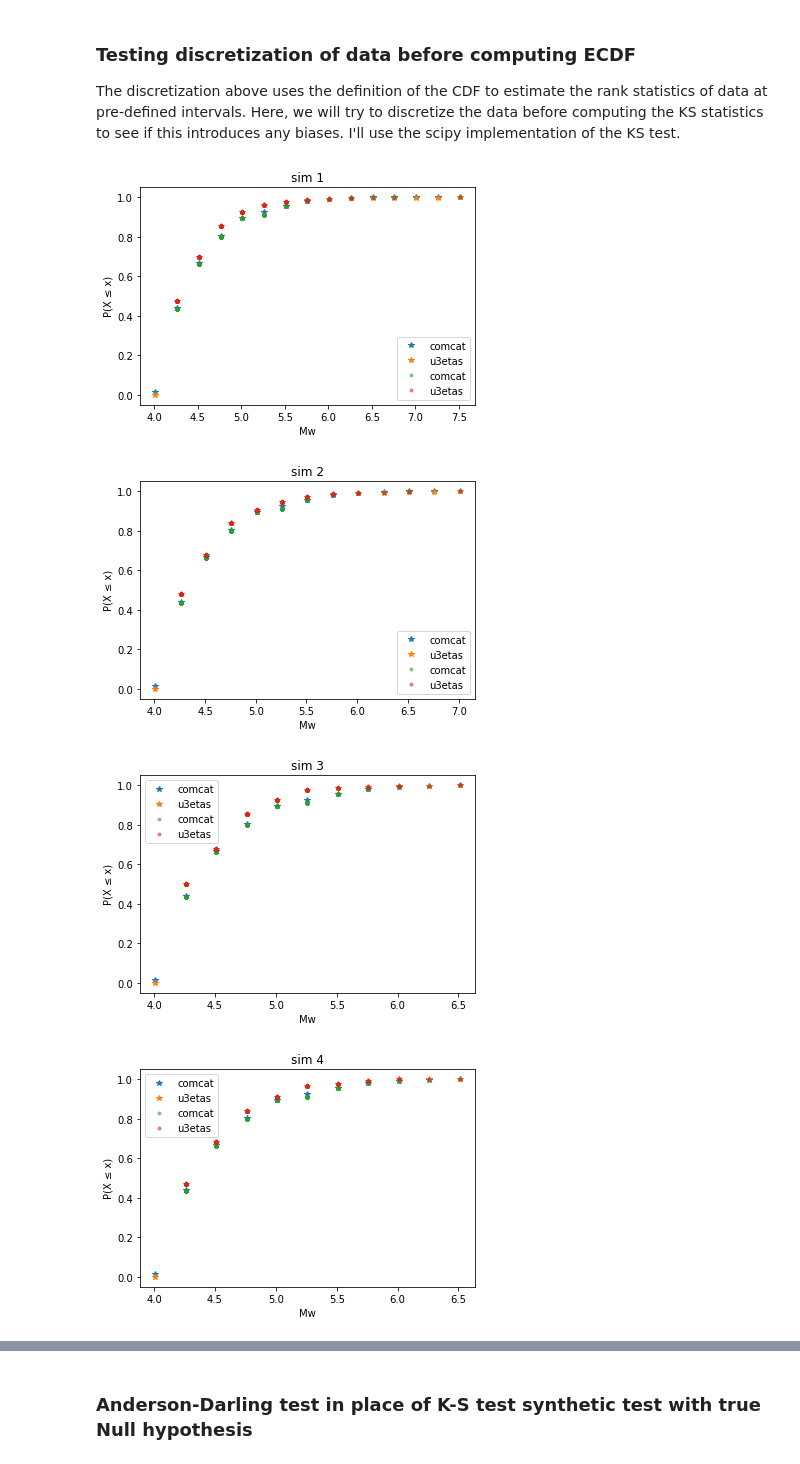
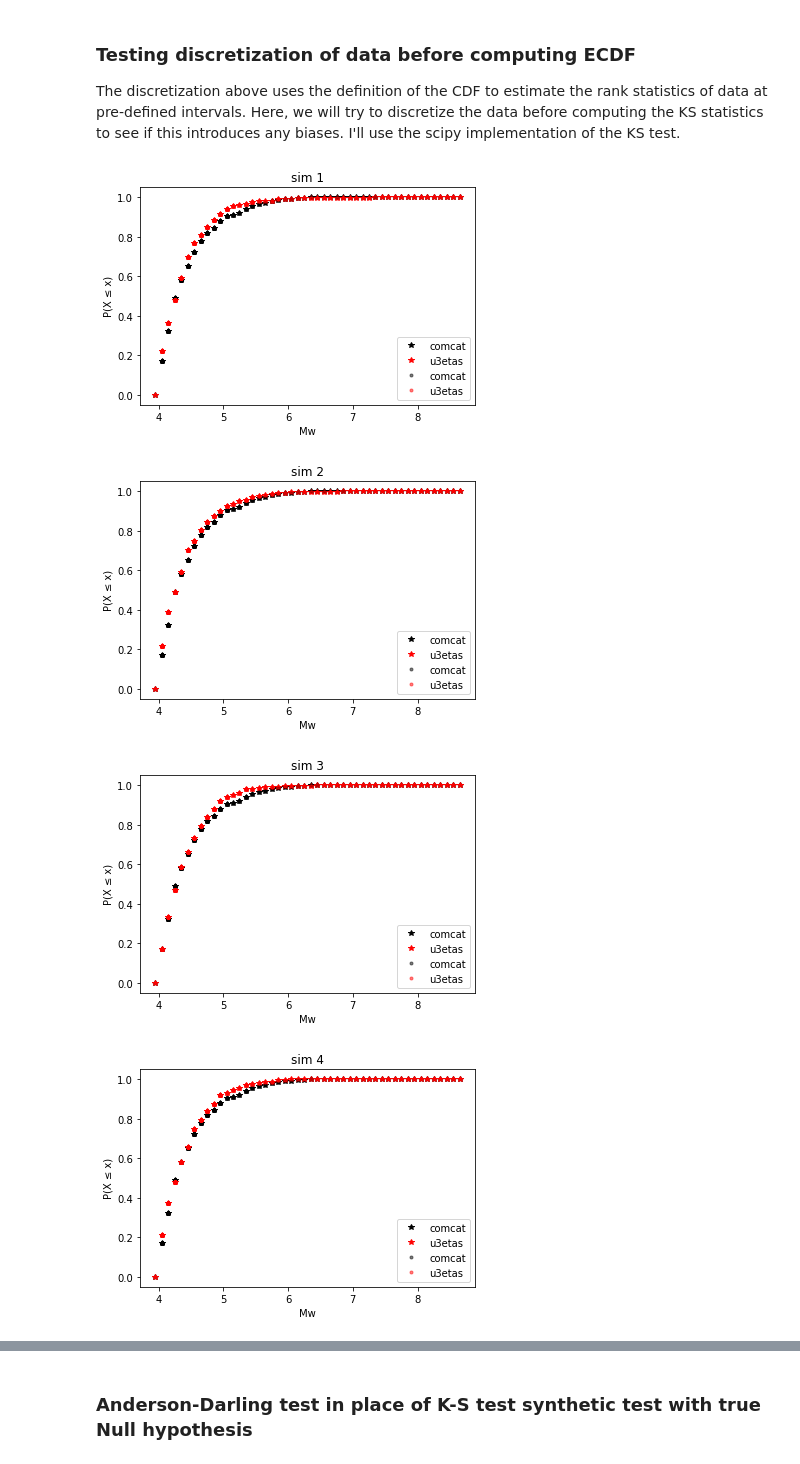
Before and after one commit to SCECcode/pycsep, a Jupyter notebook: notes/m_test_notes.ipynb, the cells around one changed output, grey strips where cells are left out. Saved outputs shown, nothing was run; the diff lists cells and outputs as text; code cells hidden in the pictures.

```diff
--- a/notes/m_test_notes.ipynb
+++ b/notes/m_test_notes.ipynb
@@ -69,7 +73,7 @@ filename_nofaults = os.path.join(project_root, '10-31-2018_landers-nofaults-pt1/
 
 u3catalogs = []
 for cat in csep.load_stochastic_event_set(filename=filename, format='native', type='ucerf3', name='UCERF3-ETAS'):
-    u3catalogs.append(cat.filter('magnitude > 4.0'))
+    u3catalogs.append(cat.filter('magnitude >= {}'.format(min_mw)))
 # %% [markdown]
 ## Towards an M-test
 
@@ -80,13 +84,8 @@ Two-sample non-parameteric tests for equality require computing empirical distri
 obs = comcat.get_magnitudes()
 u3etas = u3catalogs[0].get_magnitudes()
 
-# magnitude increment
-dmw = 0.25
-global_min = min([min(obs), min(u3etas)])
-global_max = max([max(obs), max(u3etas)])
-
 # magnitude bins
-mws = arange(global_min, global_max+dmw, dmw)
+mws = arange(min_mw, max_mw+dmw, dmw)
 
 # compute cdf function
 # this computes ecdf everytime, can compute once and store. use different function
@@ -148,7 +147,7 @@ def my_ks_2samp(data1, data2, dmw=0.1):
     global_min = min([min(data1), min(data2)])
     global_max = max([max(data1), max(data2)])
 
-    mws = arange(global_min, global_max+2*dmw, dmw)
+    mws = arange(min_mw, max_mw+dmw, dmw)
 
     # precompute the ecdf so it only happens once
     cdf1_all = cstats.ecdf(data1)
@@ -392,47 +391,46 @@ def discretize(data, bin_edges):
     instead of returning the counts of each bin, this will return an array with values
     modified such that any value within bin_edges[0] <= x_new < bin_edges[1] ==> x_new.
     """
-    n = data.shape[0]
     idx = digitize(data, bins=bin_edges)
-    x_new = bin_edges[idx].copy()
+    x_new = bin_edges[idx]
     return x_new
 # %%
 n_plots = 5
 for idx in range(n_plots):
     # read catalogs
     u3etas = u3catalogs[idx].get_magnitudes()
     obs = comcat.get_magnitudes()
     # create bins based on data (csep1 used fixed bins)
     global_min = min([min(u3etas), min(obs)])
     global_max = max([max(u3etas), max(obs)])
-    mws = arange(global_min, global_max+dmw, dmw)
+    mws = arange(min_mw, max_mw+dmw, dmw)
     # discretize both data and forecast
     obs_disc = discretize(obs, mws)
     u3etas_disc = discretize(u3etas, mws)
     # compute cdf based on KS method
     n1 = obs_disc.shape[0]
     n2 = u3etas_disc.shape[0]
     d1 = sort(obs_disc)
     d2 = sort(u3etas_disc)
     d_all = concatenate([d1, d2])
     cdf1 = searchsorted(d1, d_all, side='right') / n1
     cdf2 = searchsorted(d2, d_all, side='right') / n2
 
     # compute cdf function
     cdf1_p = list(map(lambda mw: cstats.less_equal_ecdf(obs, mw), mws))
     cdf2_p = list(map(lambda mw: cstats.less_equal_ecdf(u3etas, mw), mws))
 
     figure()
     title("sim {}".format(idx+1))
-    plot(mws, cdf1_p, '*', label='comcat')
-    plot(mws, cdf2_p, '*', label='u3etas')
-    plot(d_all, cdf1, '.', label='comcat', alpha=0.5)
-    plot(d_all, cdf2, '.', label='u3etas', alpha=0.5)
+    plot(mws, cdf1_p, 'k*', label='comcat')
+    plot(mws, cdf2_p, 'r*', label='u3etas')
+    plot(d_all, cdf1, 'k.', label='comcat', alpha=0.5)
+    plot(d_all, cdf2, 'r.', label='u3etas', alpha=0.5)
     xlabel('Mw')
     ylabel('P(X ≤ x)')
     legend()
 # %% [output]
-[figure, old version]
+[figure, new version]
-[figure, old version]
+[figure, new version]
-[figure, old version]
+[figure, new version]
-[figure, old version]
+[figure, new version]
```
Also changed, not shown: parts of 25 cells of this notebook, 24 other files.
